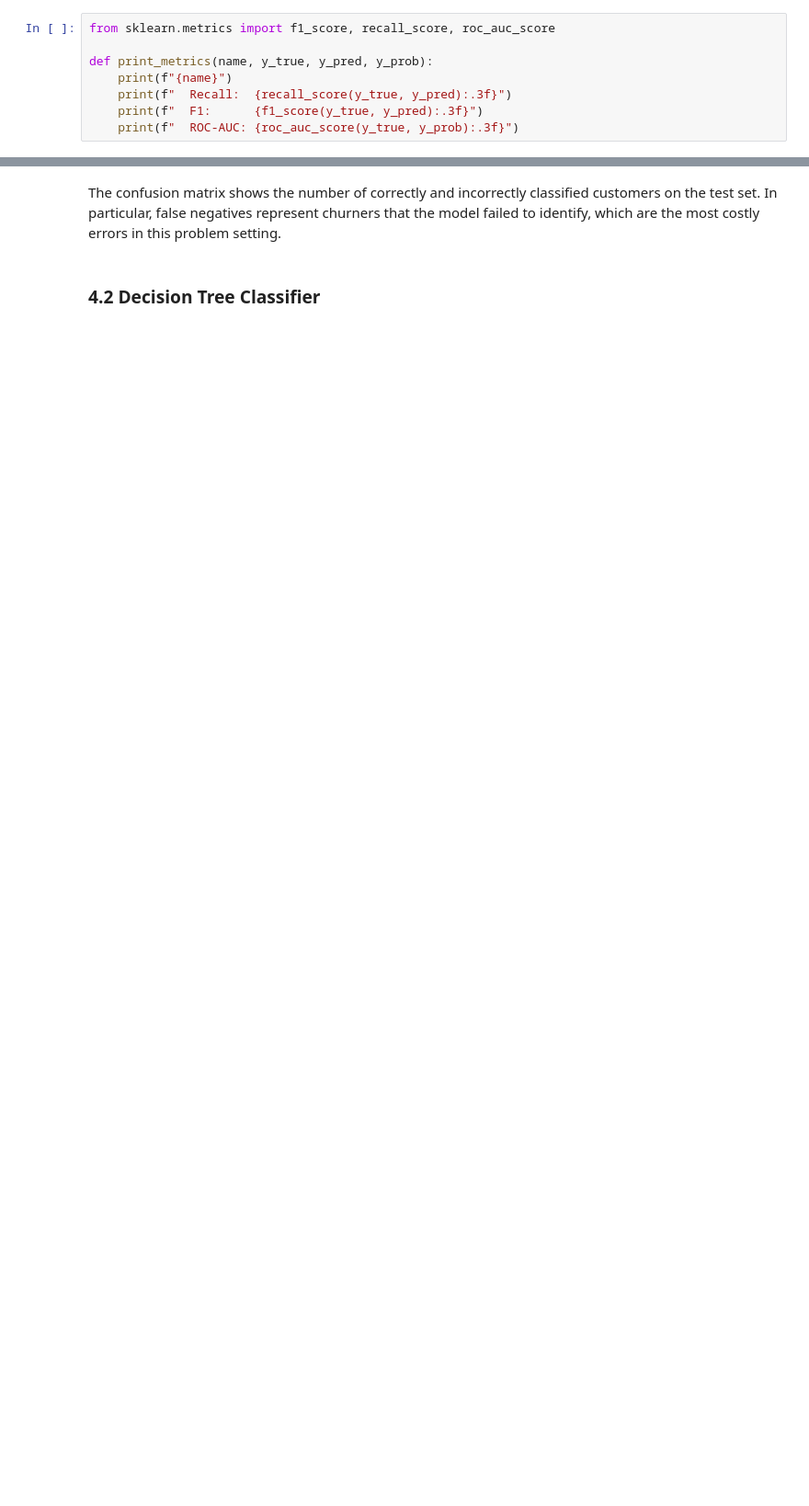
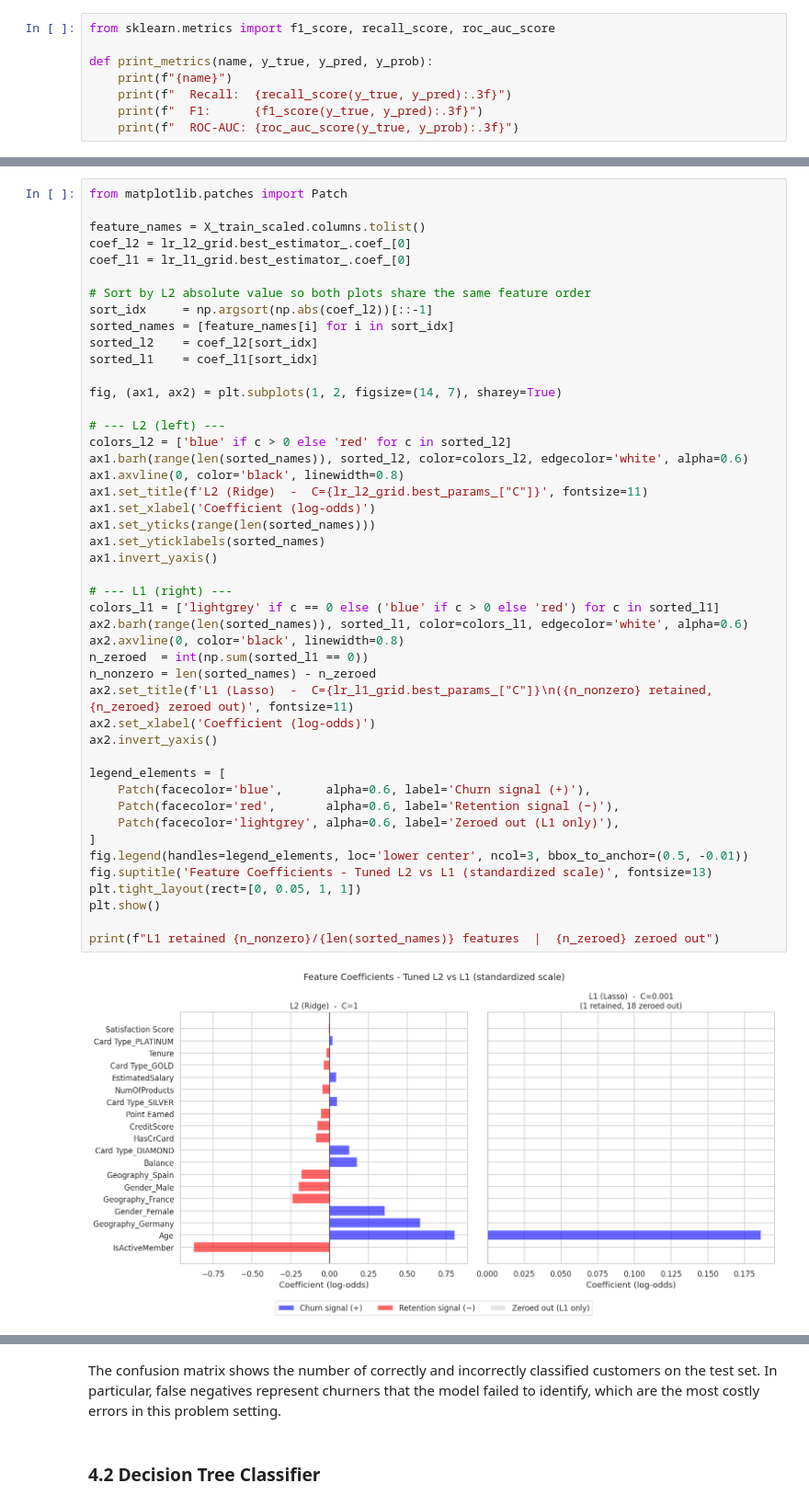
Before and after one commit to karanchampaneri/churn-project-mse446, a Jupyter notebook: notebook.ipynb, the cells around one changed output, grey strips where cells are left out. Shown at 92% size. Cells and saved outputs as stored; diff of their text form; blank space fills up the shorter version.

```diff
--- a/notebook.ipynb
+++ b/notebook.ipynb
@@ -348,0 +496,48 @@ plt.show()
+# %%
+from matplotlib.patches import Patch
+
+feature_names = X_train_scaled.columns.tolist()
+coef_l2 = lr_l2_grid.best_estimator_.coef_[0]
+coef_l1 = lr_l1_grid.best_estimator_.coef_[0]
+
+# Sort by L2 absolute value so both plots share the same feature order
+sort_idx     = np.argsort(np.abs(coef_l2))[::-1]
+sorted_names = [feature_names[i] for i in sort_idx]
+sorted_l2    = coef_l2[sort_idx]
+sorted_l1    = coef_l1[sort_idx]
+
+fig, (ax1, ax2) = plt.subplots(1, 2, figsize=(14, 7), sharey=True)
+
+# --- L2 (left) ---
+colors_l2 = ['blue' if c > 0 else 'red' for c in sorted_l2]
+ax1.barh(range(len(sorted_names)), sorted_l2, color=colors_l2, edgecolor='white', alpha=0.6)
+ax1.axvline(0, color='black', linewidth=0.8)
+ax1.set_title(f'L2 (Ridge)  -  C={lr_l2_grid.best_params_["C"]}', fontsize=11)
+ax1.set_xlabel('Coefficient (log-odds)')
+ax1.set_yticks(range(len(sorted_names)))
+ax1.set_yticklabels(sorted_names)
+ax1.invert_yaxis()
+
+# --- L1 (right) ---
+colors_l1 = ['lightgrey' if c == 0 else ('blue' if c > 0 else 'red') for c in sorted_l1]
+ax2.barh(range(len(sorted_names)), sorted_l1, color=colors_l1, edgecolor='white', alpha=0.6)
+ax2.axvline(0, color='black', linewidth=0.8)
+n_zeroed  = int(np.sum(sorted_l1 == 0))
+n_nonzero = len(sorted_names) - n_zeroed
+ax2.set_title(f'L1 (Lasso)  -  C={lr_l1_grid.best_params_["C"]}\n({n_nonzero} retained, {n_zeroed} zeroed out)', fontsize=11)
+ax2.set_xlabel('Coefficient (log-odds)')
+ax2.invert_yaxis()
+
+legend_elements = [
+    Patch(facecolor='blue',      alpha=0.6, label='Churn signal (+)'),
+    Patch(facecolor='red',       alpha=0.6, label='Retention signal (−)'),
+    Patch(facecolor='lightgrey', alpha=0.6, label='Zeroed out (L1 only)'),
+]
+fig.legend(handles=legend_elements, loc='lower center', ncol=3, bbox_to_anchor=(0.5, -0.01))
+fig.suptitle('Feature Coefficients - Tuned L2 vs L1 (standardized scale)', fontsize=13)
+plt.tight_layout(rect=[0, 0.05, 1, 1])
+plt.show()
+
+print(f"L1 retained {n_nonzero}/{len(sorted_names)} features  |  {n_zeroed} zeroed out")
+# %% [output]
+[figure, added]
```
Also changed, not shown: parts of 58 cells of this notebook.
